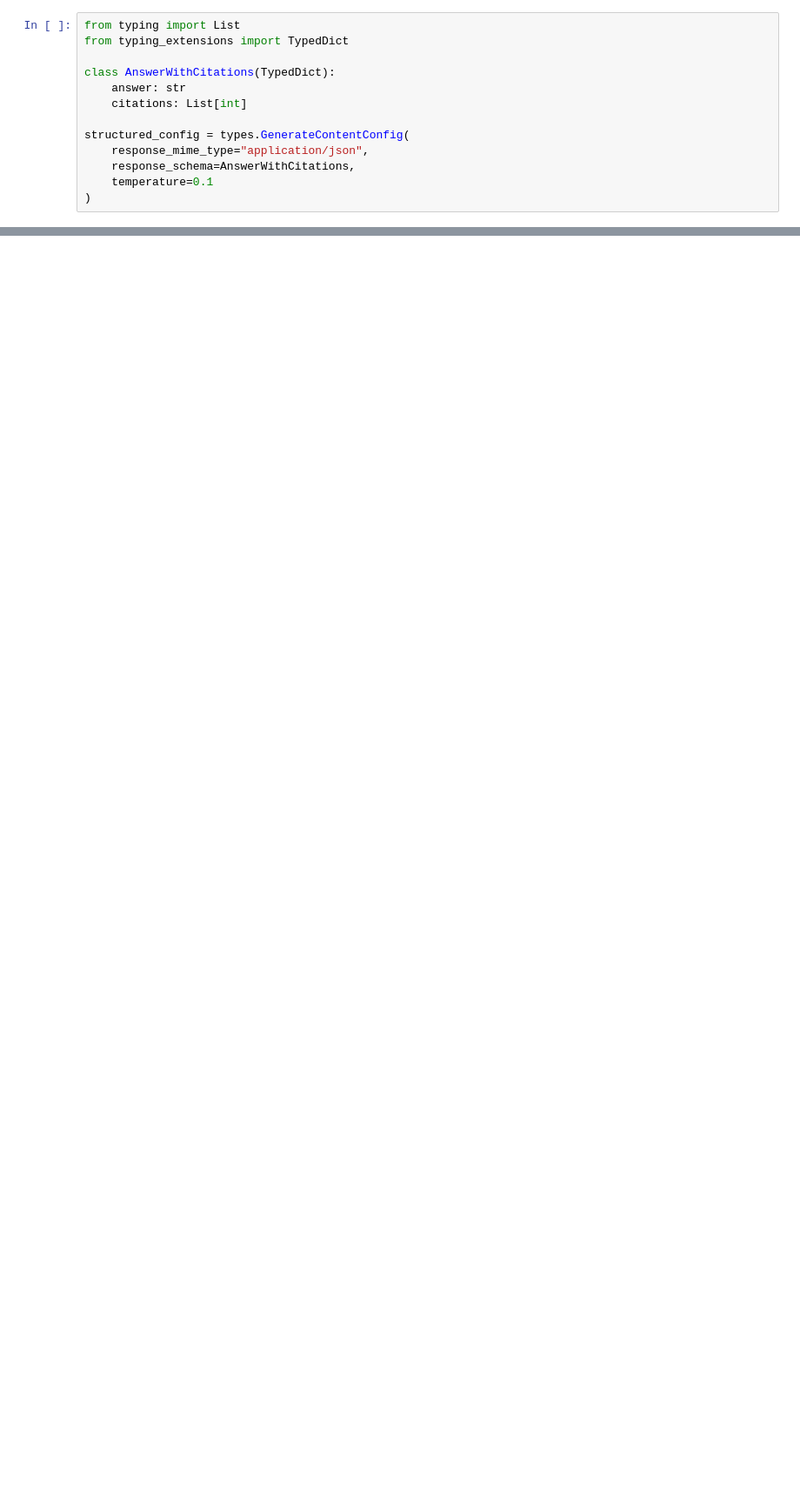
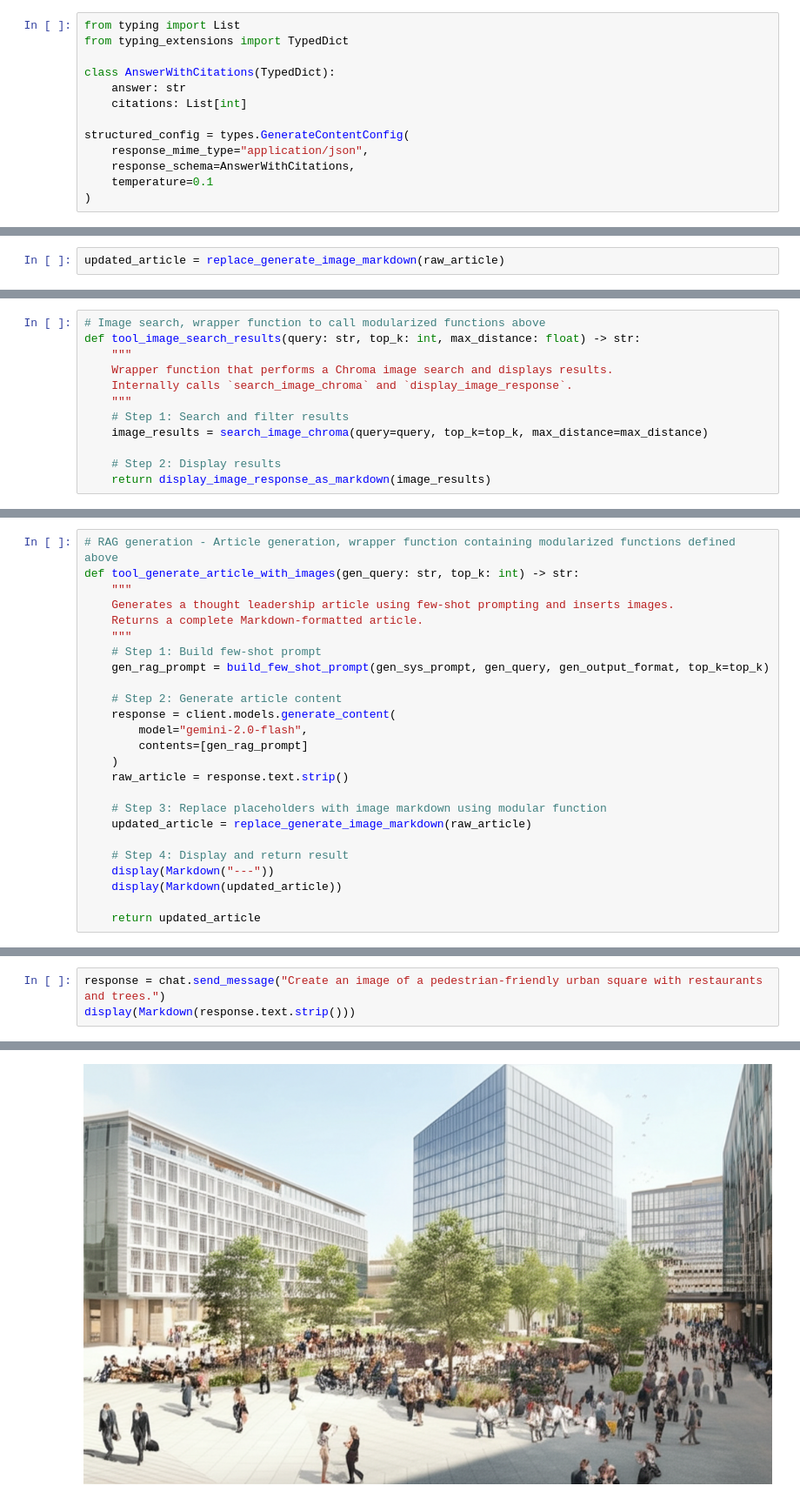
Before and after one commit to warm-july/Project-Bridge-AEC-RAG, a Jupyter notebook: notebooks/google-gen-ai-capstone-2025-project-bridge.ipynb, the cells around one changed output, grey strips where cells are left out. Shown at 87% size. Cells and saved outputs as stored; diff of their text form; blank space fills up the shorter version.

```diff
--- a/notebooks/google-gen-ai-capstone-2025-project-bridge.ipynb
+++ b/notebooks/google-gen-ai-capstone-2025-project-bridge.ipynb
@@ -808,0 +1596,2 @@ When designing for a return to the office space, it's important to consider seve
+# %%
+updated_article = replace_generate_image_markdown(raw_article)
@@ -808,0 +1656,12 @@ When designing for a return to the office space, it's important to consider seve
+# %%
+# Image search, wrapper function to call modularized functions above
+def tool_image_search_results(query: str, top_k: int, max_distance: float) -> str:
+    """
+    Wrapper function that performs a Chroma image search and displays results.
+    Internally calls `search_image_chroma` and `display_image_response`.
+    """
+    # Step 1: Search and filter results
+    image_results = search_image_chroma(query=query, top_k=top_k, max_distance=max_distance)
+
+    # Step 2: Display results
+    return display_image_response_as_markdown(image_results)
@@ -808,0 +1758,25 @@ When designing for a return to the office space, it's important to consider seve
+# %%
+# RAG generation - Article generation, wrapper function containing modularized functions defined above
+def tool_generate_article_with_images(gen_query: str, top_k: int) -> str:
+    """
+    Generates a thought leadership article using few-shot prompting and inserts images.
+    Returns a complete Markdown-formatted article.
+    """
+    # Step 1: Build few-shot prompt
+    gen_rag_prompt = build_few_shot_prompt(gen_sys_prompt, gen_query, gen_output_format, top_k=top_k)
+
+    # Step 2: Generate article content
+    response = client.models.generate_content(
+        model="gemini-2.0-flash",
+        contents=[gen_rag_prompt]
+    )
+    raw_article = response.text.strip()
+
+    # Step 3: Replace placeholders with image markdown using modular function
+    updated_article = replace_generate_image_markdown(raw_article)
+
+    # Step 4: Display and return result
+    display(Markdown("---"))
+    display(Markdown(updated_article))
+
+    return updated_article
@@ -808,0 +1955,4 @@ When designing for a return to the office space, it's important to consider seve
+# %%
+response = chat.send_message("Create an image of a pedestrian-friendly urban square with restaurants and trees.")
+display(Markdown(response.text.strip()))
+# %% [output]
@@ -808,0 +1960 @@ When designing for a return to the office space, it's important to consider seve
+[figure, added]
```
Also changed, not shown: parts of 101 cells of this notebook.
